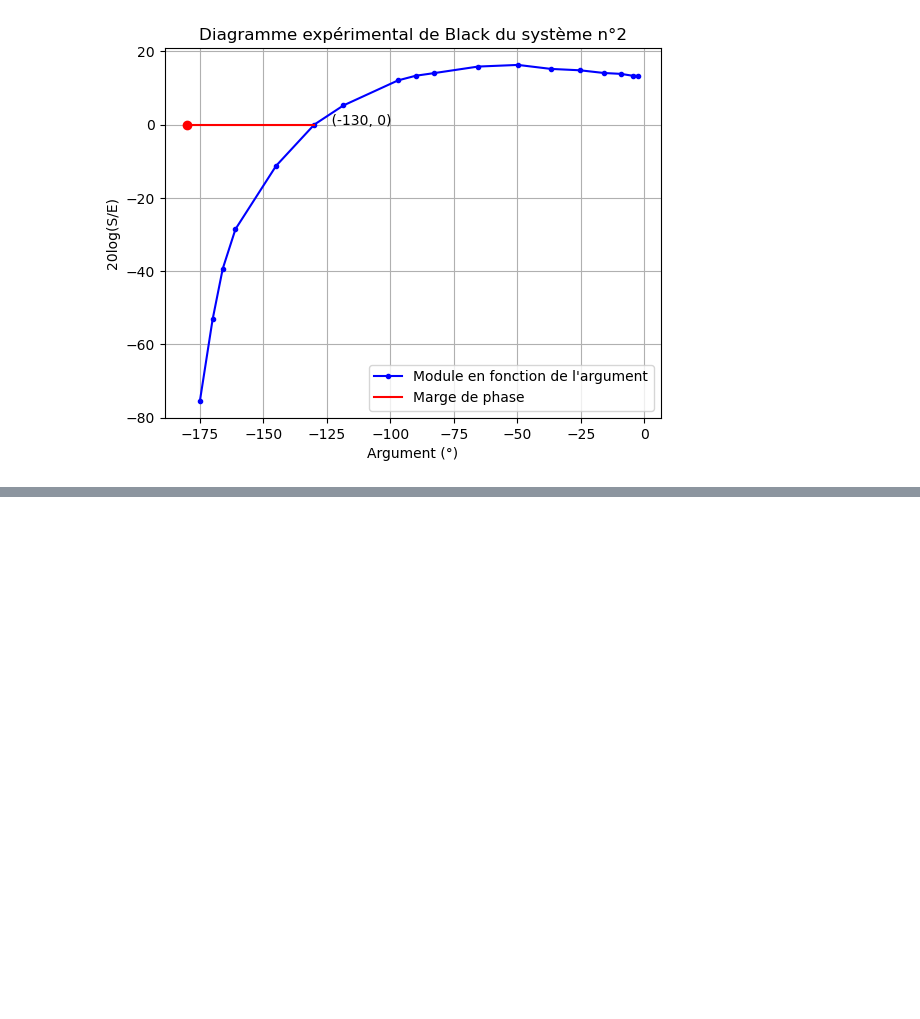
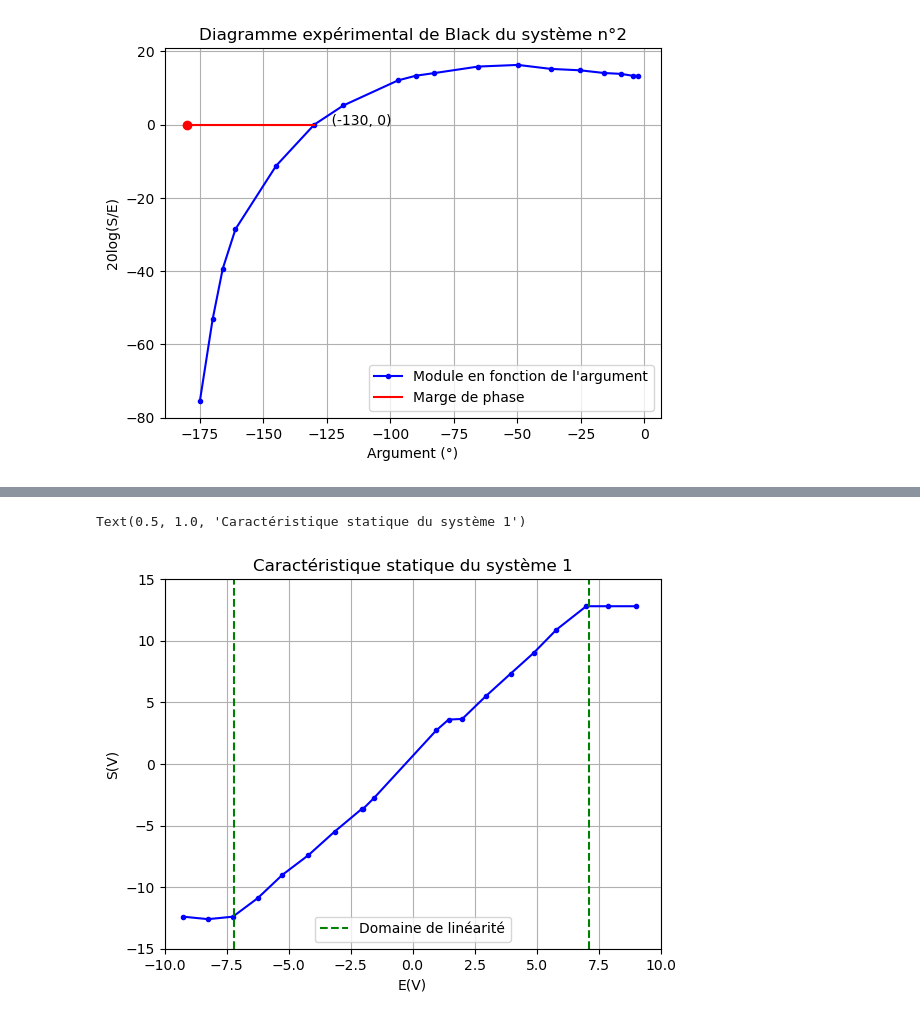
Before and after one commit to Odin688/Automatique, a Jupyter notebook: diagrammes.ipynb, the cells around one changed output, grey strips where cells are left out. Cells and saved outputs as stored; diff of their text form; code cells hidden in the pictures; blank space fills up the shorter version.

```diff
--- a/diagrammes.ipynb
+++ b/diagrammes.ipynb
@@ -79,0 +172,16 @@ rep_indic()
+# %%
+    carac_absc1 = [-9.25,-8.25,-7.25,-6.25,-5.25,-4.2,-3.15,-2.05,-2,-1.55,0.95,1.45,2,2.95,3.95,4.875,5.8,7,7.87,9]
+    carac_ord1 = [-12.4,-12.6,-12.4,-10.9,-9,-7.4,-5.5,-3.65,-3.65,-2.75,2.72,3.60 ,3.65,5.5,7.325,9,10.9,12.8,12.8,12.8]
+    plt.plot(carac_absc1,carac_ord1,'b.-')
+    plt.grid()
+    plt.plot([-7.2,-7.2],[-15,15],'g--')
+    plt.plot([7.1,7.1],[-15,15],'g--',label ='Domaine de linéarité')
+    plt.xlabel('E(V)')
+    plt.ylabel('S(V)')
+    plt.xlim(-10,10)
+    plt.ylim(-15,15)
+    plt.legend()
+    plt.title('Caractéristique statique du système 1')
+# %% [output]
+Text(0.5, 1.0, 'Caractéristique statique du système 1')
+[figure, added]
```
Also changed, not shown: parts of 3 cells of this notebook, 28 other files.
